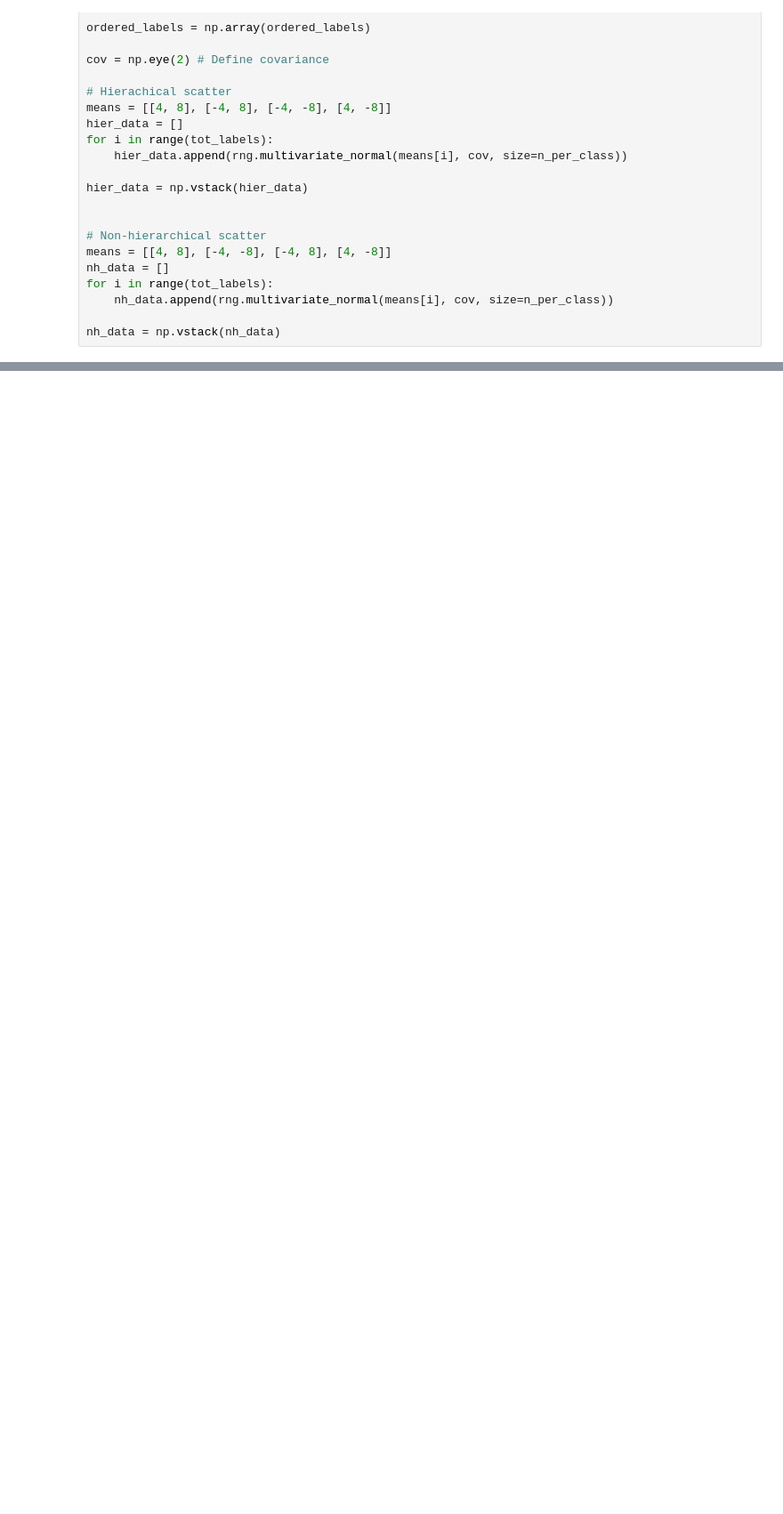
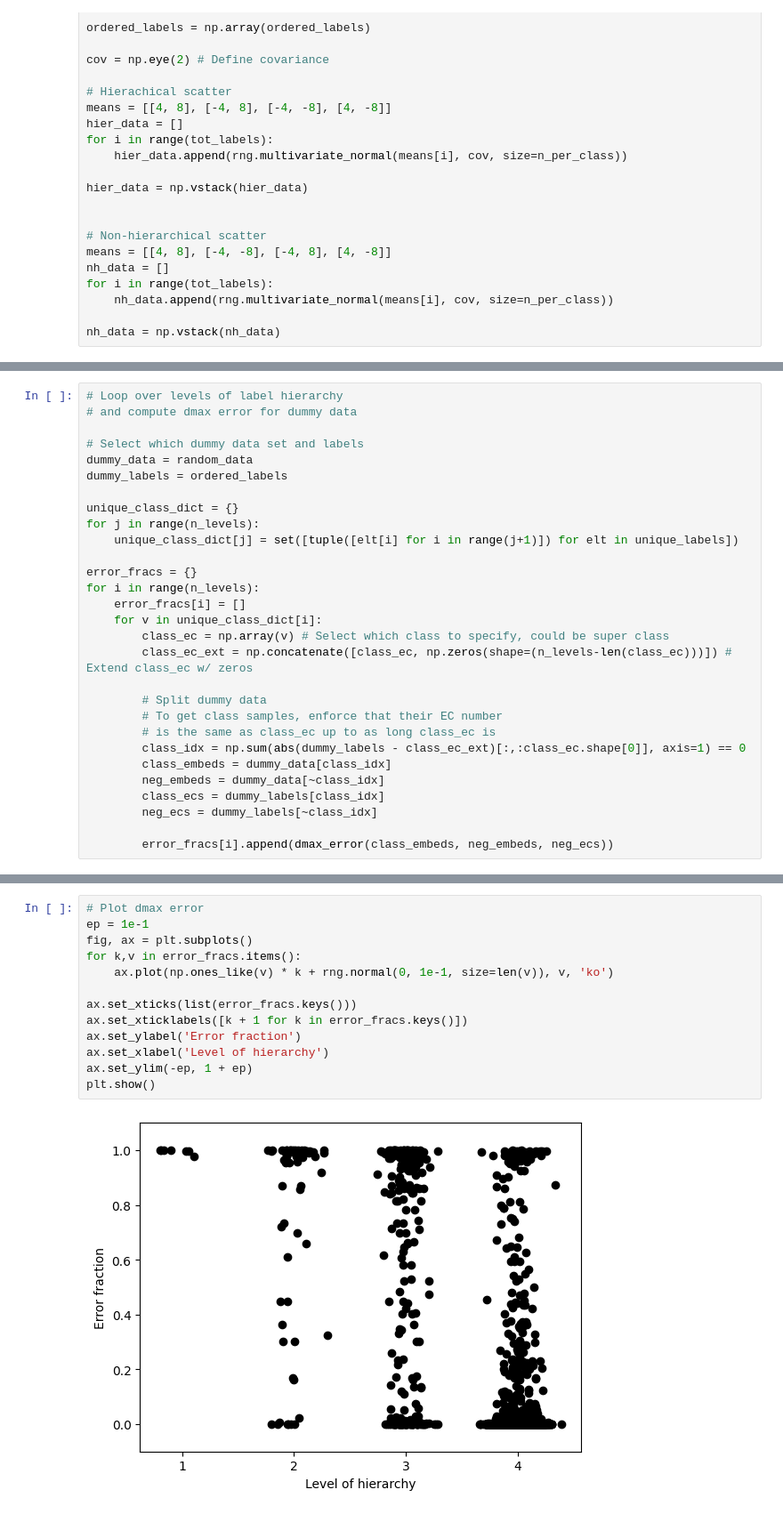
Before and after one commit to stefanpate/rcgnn, a Jupyter notebook: scripts/eval_metrics.ipynb, the cells around one changed output, grey strips where cells are left out. Shown at 89% size. Saved outputs shown, nothing was run; the diff lists cells and outputs as text; blank space fills up the shorter version.

```diff
--- a/scripts/eval_metrics.ipynb
+++ b/scripts/eval_metrics.ipynb
@@ -224,0 +229,29 @@ with open(test_path, 'r') as f:
+# %%
+# Loop over levels of label hierarchy
+# and compute dmax error for dummy data
+
+# Select which dummy data set and labels
+dummy_data = random_data
+dummy_labels = ordered_labels
+
+unique_class_dict = {}
+for j in range(n_levels):
+    unique_class_dict[j] = set([tuple([elt[i] for i in range(j+1)]) for elt in unique_labels])
+
+error_fracs = {}
+for i in range(n_levels):
+    error_fracs[i] = []
+    for v in unique_class_dict[i]:
+        class_ec = np.array(v) # Select which class to specify, could be super class
+        class_ec_ext = np.concatenate([class_ec, np.zeros(shape=(n_levels-len(class_ec)))]) # Extend class_ec w/ zeros
+
+        # Split dummy data
+        # To get class samples, enforce that their EC number
+        # is the same as class_ec up to as long class_ec is
+        class_idx = np.sum(abs(dummy_labels - class_ec_ext)[:,:class_ec.shape[0]], axis=1) == 0
+        class_embeds = dummy_data[class_idx]
+        neg_embeds = dummy_data[~class_idx]
+        class_ecs = dummy_labels[class_idx]
+        neg_ecs = dummy_labels[~class_idx]
+
+        error_fracs[i].append(dmax_error(class_embeds, neg_embeds, neg_ecs))
@@ -224,0 +307,15 @@ with open(test_path, 'r') as f:
+# %%
+# Plot dmax error
+ep = 1e-1
+fig, ax = plt.subplots()
+for k,v in error_fracs.items():
+    ax.plot(np.ones_like(v) * k + rng.normal(0, 1e-1, size=len(v)), v, 'ko')
+
+ax.set_xticks(list(error_fracs.keys()))
+ax.set_xticklabels([k + 1 for k in error_fracs.keys()])
+ax.set_ylabel('Error fraction')
+ax.set_xlabel('Level of hierarchy')
+ax.set_ylim(-ep, 1 + ep)
+plt.show()
+# %% [output]
+[figure, added]
```
Also changed, not shown: parts of 13 cells of this notebook, 8 other files.
